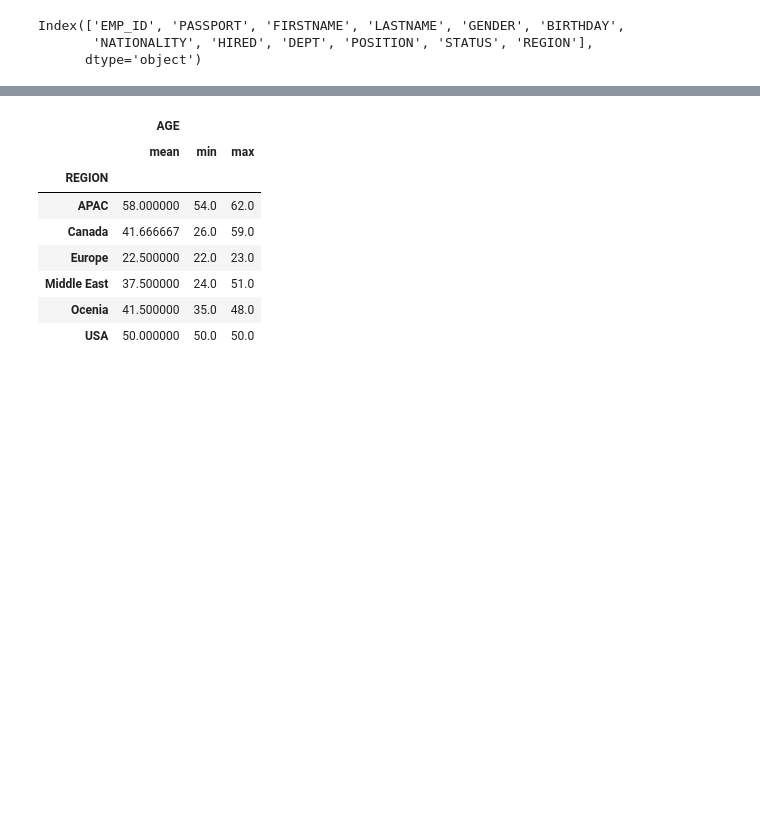
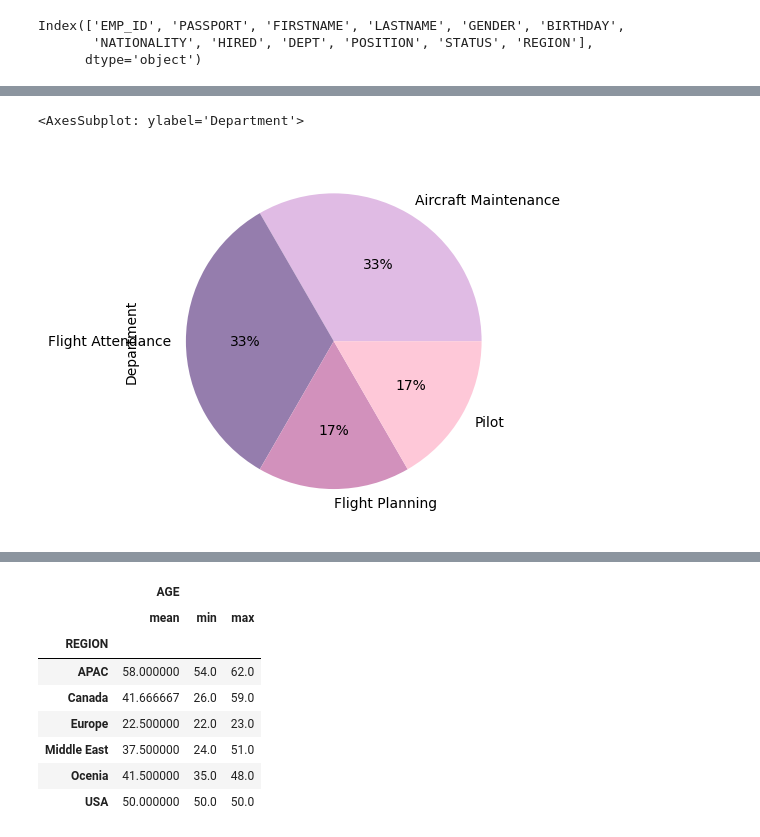
Before and after one commit to devmountaintechfest/hackathon-season2, a Jupyter notebook: src/visualize.ipynb, the cells around one changed output, grey strips where cells are left out. Saved outputs shown, nothing was run; the diff lists cells and outputs as text; code cells hidden in the pictures; blank space fills up the shorter version.

```diff
--- a/src/visualize.ipynb
+++ b/src/visualize.ipynb
@@ -40,3 +104,8 @@ dev_club_dataframe.groupby(["NATIONALITY"])["EMP_ID"].count().plot.bar(ylabel='P
+# %%
+dev_club_dataframe.groupby(["DEPT"])["EMP_ID"].count().plot.pie(ylabel='Department',autopct='%1.0f%%',colors = ['#E0BBE4','#957DAD','#D291BC','#FEC8D8','#FFDFD3'])
+# %% [output]
+<AxesSubplot: ylabel='Department'>
+[figure, added]
 # %%
 dev_club_dataframe["BIRTHDAY"]= pd.to_datetime(dev_club_dataframe["BIRTHDAY"])
 dev_club_dataframe["HIRED"]= pd.to_datetime(dev_club_dataframe["HIRED"])
```
Also changed, not shown: parts of 8 cells of this notebook, 2 other files.
